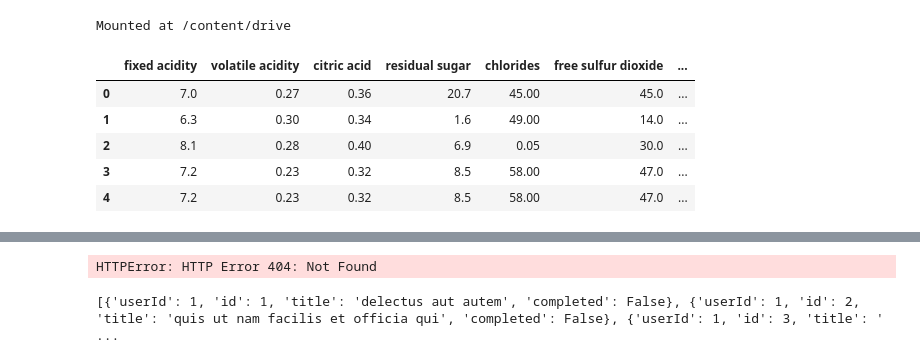
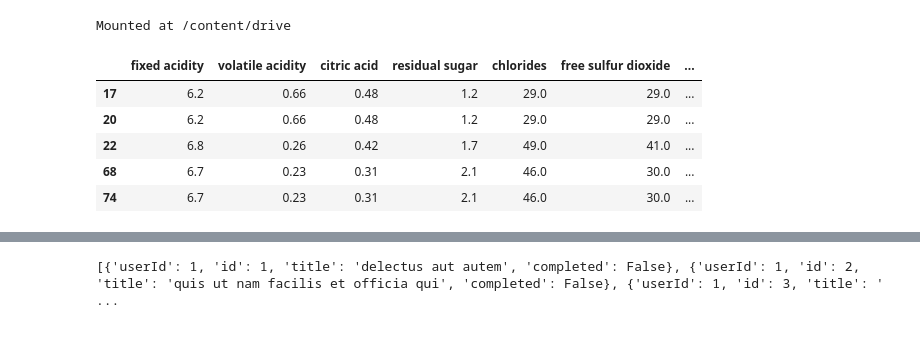
Before and after one commit to JIN-HAN2025/AICE-python-practice, a Jupyter notebook: 03_20251228_파이썬_기초실습.ipynb, the cells around one changed output, grey strips where cells are left out. Saved outputs shown, nothing was run; the diff lists cells and outputs as text; code cells hidden in the pictures.

```diff
--- a/03_20251228_파이썬_기초실습.ipynb
+++ b/03_20251228_파이썬_기초실습.ipynb
@@ -8,16 +8,30 @@ Mounted at /content/drive
 # %%
 import pandas as pd
 #csv파일 불러오기
 file_path = '/content/drive/MyDrive/winequality-white.csv'
 data = pd.read_csv(file_path)
 #데이터의 상위 5개 행 확인
 data.head()
+
+#데이터 저장
+# data.to_csv('/content/sample_data/processed_wine_data.csv',index = False)
+# data.to_excel('/content/sample_data/processed_wine_data.xlsx',index=False)
+# data.to_json('/content/sample_data/processed_wine_data.json',orient='records')
+
+#데이터 선택_컬럼명으로 데이터 선택
+quality_data = data['quality']
+quality_data.head()
+
+#데이터 선택_조건으로 데이터 선택
+#품질이 8이상이고 ph가 3 이상인 데이터 선택
+good_wine = data[(data['quality'] >= 8)& (data['pH'] >=3)]
+good_wine.head()
 # %% [output]
 |  | fixed acidity | volatile acidity | citric acid | residual sugar | chlorides | free sulfur dioxide | ... |
-| 0 | 7.0 | 0.27 | 0.36 | 20.7 | 45.00 | 45.0 | ... |
-| 1 | 6.3 | 0.30 | 0.34 | 1.6 | 49.00 | 14.0 | ... |
-| 2 | 8.1 | 0.28 | 0.40 | 6.9 | 0.05 | 30.0 | ... |
-| 3 | 7.2 | 0.23 | 0.32 | 8.5 | 58.00 | 47.0 | ... |
-| 4 | 7.2 | 0.23 | 0.32 | 8.5 | 58.00 | 47.0 | ... |
+| 17 | 6.2 | 0.66 | 0.48 | 1.2 | 29.0 | 29.0 | ... |
+| 20 | 6.2 | 0.66 | 0.48 | 1.2 | 29.0 | 29.0 | ... |
+| 22 | 6.8 | 0.26 | 0.42 | 1.7 | 49.0 | 41.0 | ... |
+| 68 | 6.7 | 0.23 | 0.31 | 2.1 | 46.0 | 30.0 | ... |
+| 74 | 6.7 | 0.23 | 0.31 | 2.1 | 46.0 | 30.0 | ... |
 # %%
 #excel 파일 불러오기
@@ -32,12 +47,10 @@ retail_data1.head()
 | 3 | 536365 | 84029G | KNITTED UNION FLAG HOT WATER BOTTLE | 6 | 2010-12-01 08:26:00 | 3.39 | 17850.0 | United Kingdom |
 | 4 | 536365 | 84029E | RED WOOLLY HOTTIE WHITE HEART. | 6 | 2010-12-01 08:26:00 | 3.39 | 17850.0 | United Kingdom |
 # %%
-#url에서 excel 파일 불러오기
-url_excel='https://archive.ics.uci.edu/ml/machine-learning-databases/00352/Online%20Retail,xlsx'
-retail_data2 = pd.read_excel(url_excel,sheet_name='Online Retail')
-retail_data2.head()
+# #url에서 excel 파일 불러오기
+# url_excel='https://archive.ics.uci.edu/ml/machine-learning-databases/00352/Online%20Retail,xlsx'
+# retail_data2 = pd.read_excel(url_excel,sheet_name='Online Retail')
+# retail_data2.head()
-# %% [output]
-HTTPError: HTTP Error 404: Not Found
 # %%
 #Json파일 불러오기
 import requests
```
Also changed, not shown: parts of 2 cells of this notebook.
